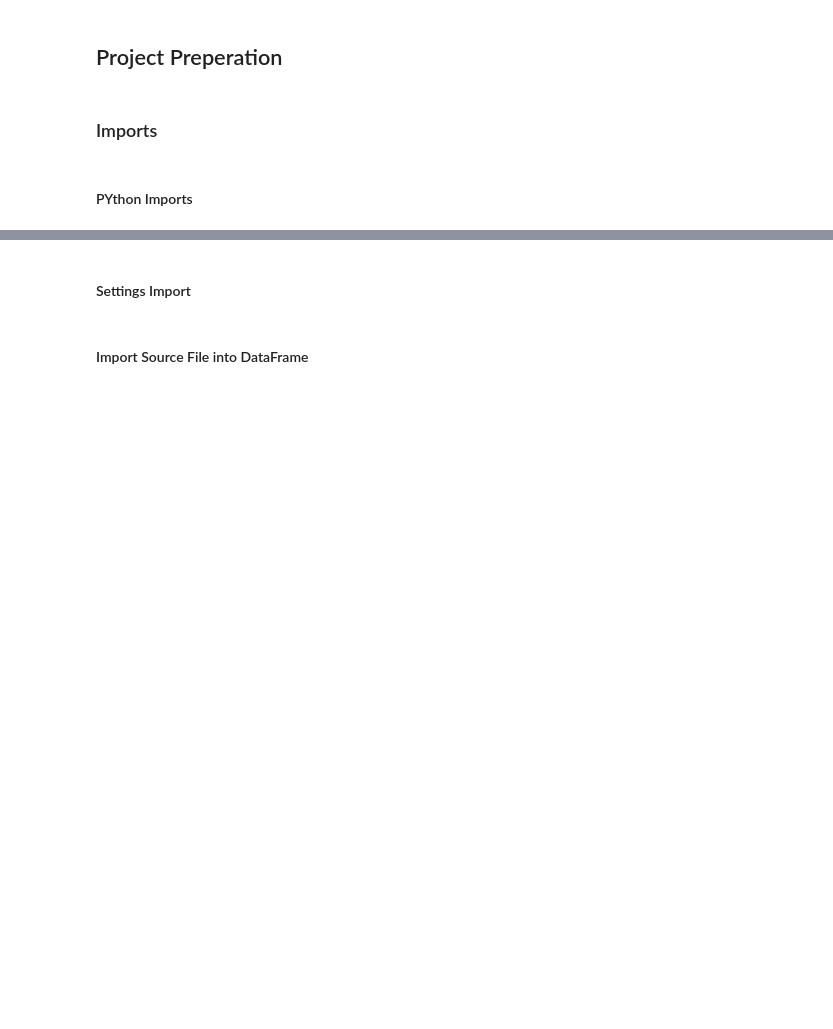
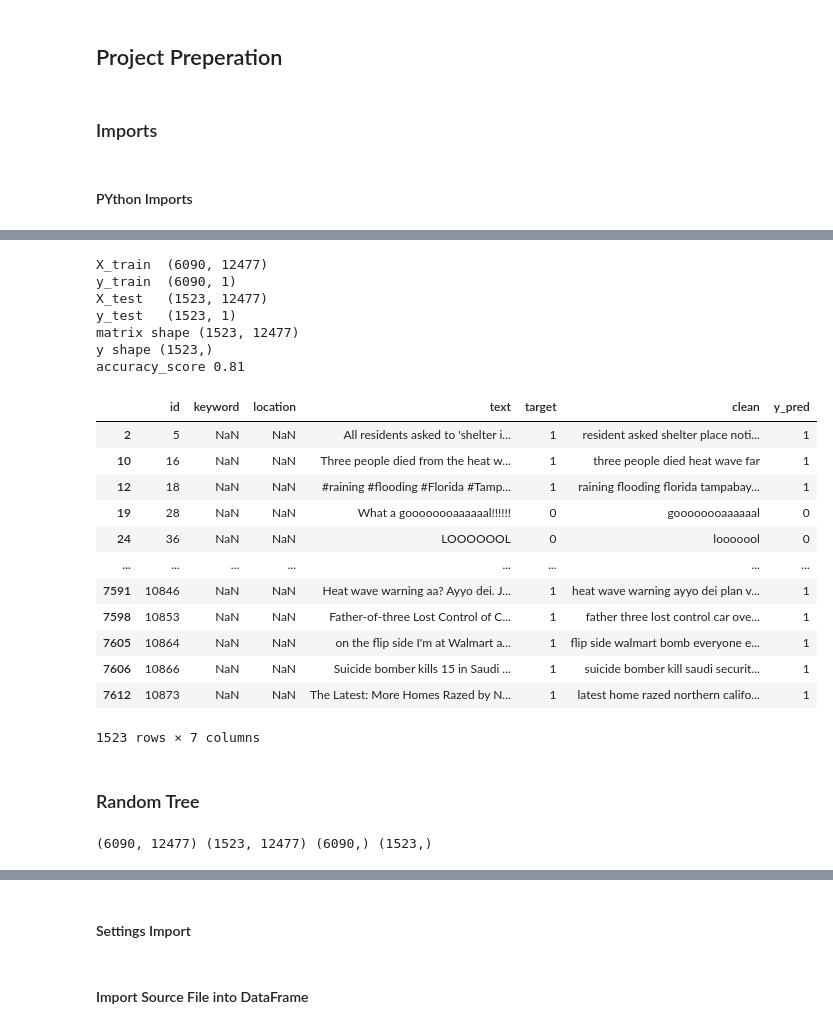
Before and after one commit to Parn1984/Twitter-Disaster-Detection, a Jupyter notebook: main.ipynb, the cells around one changed output, grey strips where cells are left out. Cells and saved outputs as stored; diff of their text form; code cells hidden in the pictures; blank space fills up the shorter version.

```diff
--- a/main.ipynb
+++ b/main.ipynb
@@ -8,0 +22,4 @@
+# %%
+settings = configparser.ConfigParser()
+settings.read('main.ini')
+file_path = settings['FILE']['file']
@@ -8,0 +28,2 @@
+# %%
+df = pd.read_csv(file_path)
@@ -8,0 +77,28 @@
+# %%
+X_train, X_test, y_train, y_test = wv.vectorizer(df)
+
+df_test = wv.modeler(df, X_train, X_test, y_train, y_test)
+df_test
+# %% [output]
+X_train  (6090, 12477)
+y_train  (6090, 1)
+X_test   (1523, 12477)
+y_test   (1523, 1)
+matrix shape (1523, 12477)
+y shape (1523,)
+accuracy_score 0.81
+|  | id | keyword | location | text | target | clean | y_pred |
+| 2 | 5 | NaN | NaN | All residents asked to 'shelter i... | 1 | resident asked shelter place noti... | 1 |
+| 10 | 16 | NaN | NaN | Three people died from the heat w... | 1 | three people died heat wave far | 1 |
+| 12 | 18 | NaN | NaN | #raining #flooding #Florida #Tamp... | 1 | raining flooding florida tampabay... | 1 |
+| 19 | 28 | NaN | NaN | What a goooooooaaaaaal!!!!!! | 0 | goooooooaaaaaal | 0 |
+| 24 | 36 | NaN | NaN | LOOOOOOL | 0 | looooool | 0 |
+| ... | ... | ... | ... | ... | ... | ... | ... |
+| 7591 | 10846 | NaN | NaN | Heat wave warning aa? Ayyo dei. J... | 1 | heat wave warning ayyo dei plan v... | 1 |
+| 7598 | 10853 | NaN | NaN | Father-of-three Lost Control of C... | 1 | father three lost control car ove... | 1 |
+| 7605 | 10864 | NaN | NaN | on the flip side I'm at Walmart a... | 1 | flip side walmart bomb everyone e... | 1 |
+| 7606 | 10866 | NaN | NaN | Suicide bomber kills 15 in Saudi ... | 1 | suicide bomber kill saudi securit... | 1 |
+| 7612 | 10873 | NaN | NaN | The Latest: More Homes Razed by N... | 1 | latest home razed northern califo... | 1 |
+1523 rows × 7 columns
+# %% [markdown]
+### Random Tree
@@ -8,0 +108,5 @@
+# %%
+X_train, X_test, y_train, y_test = train_test_split(X, y, test_size=0.2, random_state=42)
+print(X_train.shape, X_test.shape, y_train.shape, y_test.shape)
+# %% [output]
+(6090, 12477) (1523, 12477) (6090,) (1523,)
```
Also changed, not shown: parts of 15 cells of this notebook.
